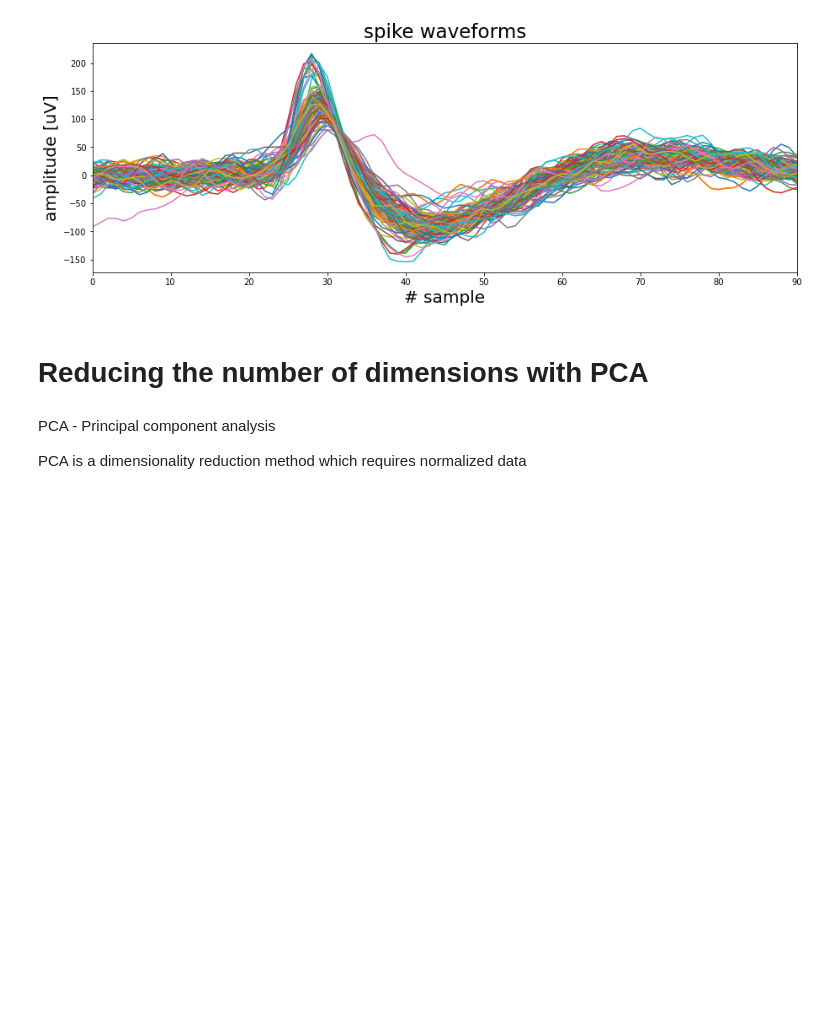
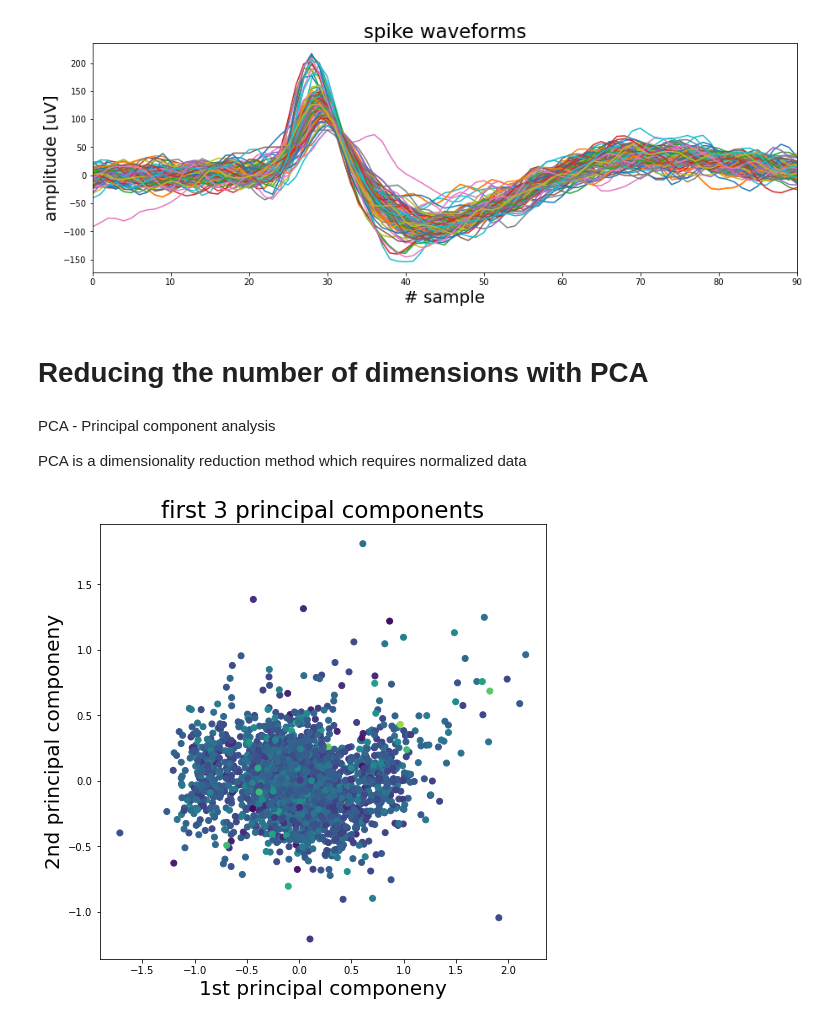
Before and after one commit to ankita2002/Spike-Sorting-Neural-Events, a Jupyter notebook: Extract & Sort neural events using signal Processing & K-means clustering.ipynb, the cells around one changed output. Drawn from its saved outputs; the diff is of its cells as text; code cells hidden in the pictures; blank space fills up the shorter version.

```diff
--- a/Extract & Sort neural events using signal Processing & K-means clustering.ipynb
+++ b/Extract & Sort neural events using signal Processing & K-means clustering.ipynb
@@ -174,0 +168,23 @@ dataset_scaled = scaler.fit_transform(wave_form)
+# %%
+import sklearn as sk
+from sklearn.decomposition import PCA
+
+#Apply min-max scaling
+scaler = sk.preprocessing.MinMaxScaler()
+dataset_scaled = scaler.fit_transform(wave_form)
+
+#Do PCA
+pca = PCA(n_components=12)
+pca_result = pca.fit_transform(dataset_scaled)
+
+# Plot the 1st principal component against the 2nd and use the 3rd for color
+fig, ax = plt.subplots(figsize=(8, 8))
+ax.scatter(pca_result[:, 0], pca_result[:, 1], c=pca_result[:, 2])
+ax.set_xlabel('1st principal componeny', fontsize=20)
+ax.set_ylabel('2nd principal componeny', fontsize=20)
+ax.set_title('first 3 principal components', fontsize=23)
+
+fig.subplots_adjust(wspace=0.1, hspace=0.1)
+plt.show()
+# %% [output]
+[figure, added]
```
Also changed, not shown: parts of 1 cell of this notebook.
